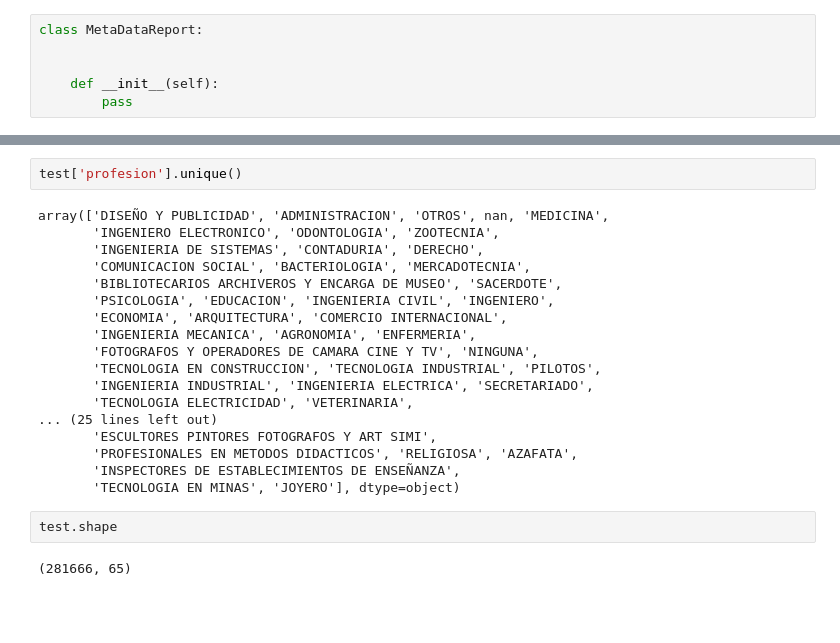
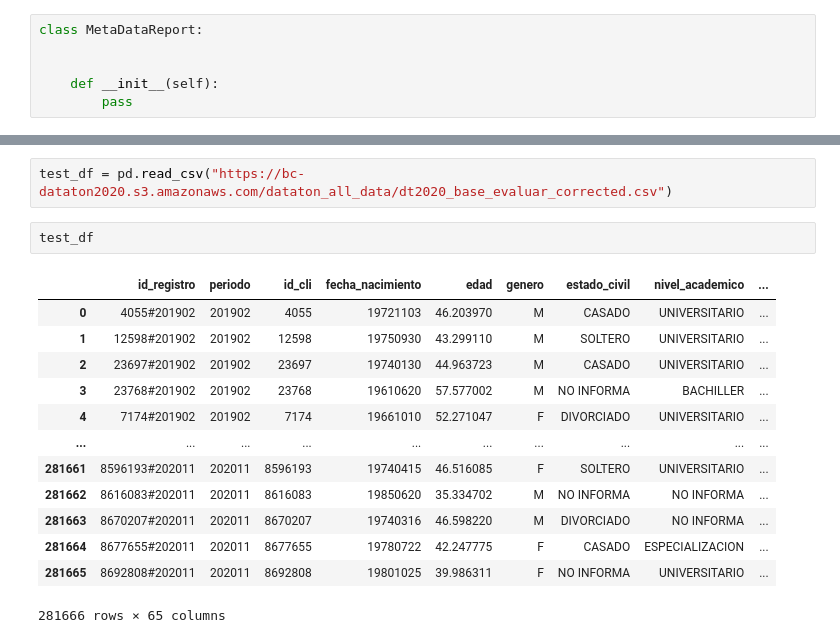
Before and after one commit to abdala9512/bc-dataton, a Jupyter notebook: notebooks/notebook_Miguel.ipynb, the cells around one changed output, grey strips where cells are left out. Saved outputs shown, nothing was run; the diff lists cells and outputs as text; blank space fills up the shorter version.

```diff
--- a/notebooks/notebook_Miguel.ipynb
+++ b/notebooks/notebook_Miguel.ipynb
@@ -173,24 +224,18 @@ array(['DISEÑO Y PUBLICIDAD', 'ADMINISTRACION', 'OTROS', nan, 'MEDICINA',
-# %%
-test['profesion'].unique()
-# %% [output]
-array(['DISEÑO Y PUBLICIDAD', 'ADMINISTRACION', 'OTROS', nan, 'MEDICINA',
-       'INGENIERO ELECTRONICO', 'ODONTOLOGIA', 'ZOOTECNIA',
-       'INGENIERIA DE SISTEMAS', 'CONTADURIA', 'DERECHO',
-       'COMUNICACION SOCIAL', 'BACTERIOLOGIA', 'MERCADOTECNIA',
-       'BIBLIOTECARIOS ARCHIVEROS Y ENCARGA DE MUSEO', 'SACERDOTE',
-       'PSICOLOGIA', 'EDUCACION', 'INGENIERIA CIVIL', 'INGENIERO',
-       'ECONOMIA', 'ARQUITECTURA', 'COMERCIO INTERNACIONAL',
-       'INGENIERIA MECANICA', 'AGRONOMIA', 'ENFERMERIA',
-       'FOTOGRAFOS Y OPERADORES DE CAMARA CINE Y TV', 'NINGUNA',
-       'TECNOLOGIA EN CONSTRUCCION', 'TECNOLOGIA INDUSTRIAL', 'PILOTOS',
-       'INGENIERIA INDUSTRIAL', 'INGENIERIA ELECTRICA', 'SECRETARIADO',
-       'TECNOLOGIA ELECTRICIDAD', 'VETERINARIA',
-... (25 lines left out)
-       'ESCULTORES PINTORES FOTOGRAFOS Y ART SIMI',
-       'PROFESIONALES EN METODOS DIDACTICOS', 'RELIGIOSA', 'AZAFATA',
-       'INSPECTORES DE ESTABLECIMIENTOS DE ENSEÑANZA',
-       'TECNOLOGIA EN MINAS', 'JOYERO'], dtype=object)
-# %%
-test.shape
-# %% [output]
-(281666, 65)
+# %%
+test_df = pd.read_csv("https://bc-dataton2020.s3.amazonaws.com/dataton_all_data/dt2020_base_evaluar_corrected.csv")
+# %%
+test_df
+# %% [output]
+|  | id_registro | periodo | id_cli | fecha_nacimiento | edad | genero | estado_civil | nivel_academico | ... |
+| 0 | 4055#201902 | 201902 | 4055 | 19721103 | 46.203970 | M | CASADO | UNIVERSITARIO | ... |
+| 1 | 12598#201902 | 201902 | 12598 | 19750930 | 43.299110 | M | SOLTERO | UNIVERSITARIO | ... |
+| 2 | 23697#201902 | 201902 | 23697 | 19740130 | 44.963723 | M | CASADO | UNIVERSITARIO | ... |
+| 3 | 23768#201902 | 201902 | 23768 | 19610620 | 57.577002 | M | NO INFORMA | BACHILLER | ... |
+| 4 | 7174#201902 | 201902 | 7174 | 19661010 | 52.271047 | F | DIVORCIADO | UNIVERSITARIO | ... |
+| ... | ... | ... | ... | ... | ... | ... | ... | ... | ... |
+| 281661 | 8596193#202011 | 202011 | 8596193 | 19740415 | 46.516085 | F | SOLTERO | UNIVERSITARIO | ... |
+| 281662 | 8616083#202011 | 202011 | 8616083 | 19850620 | 35.334702 | M | NO INFORMA | NO INFORMA | ... |
+| 281663 | 8670207#202011 | 202011 | 8670207 | 19740316 | 46.598220 | M | DIVORCIADO | NO INFORMA | ... |
+| 281664 | 8677655#202011 | 202011 | 8677655 | 19780722 | 42.247775 | F | CASADO | ESPECIALIZACION | ... |
+| 281665 | 8692808#202011 | 202011 | 8692808 | 19801025 | 39.986311 | F | NO INFORMA | UNIVERSITARIO | ... |
+281666 rows × 65 columns
```
Also changed, not shown: parts of 21 cells of this notebook, 1 other file.
